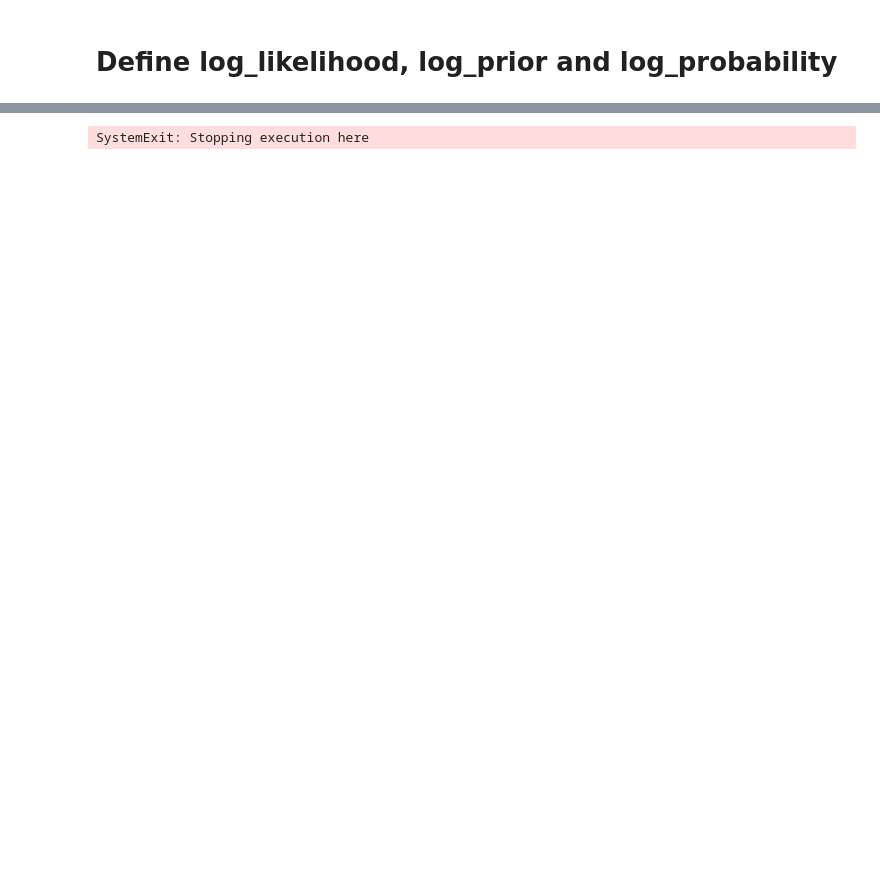
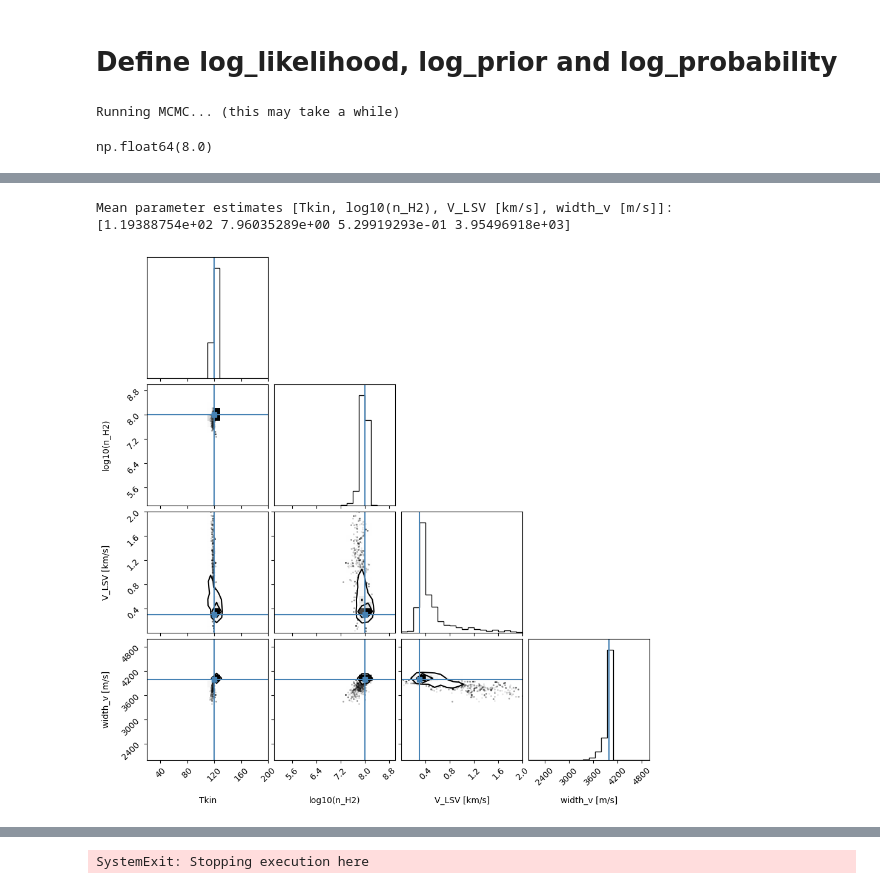
Before and after one commit to aleksej-rodano/phas0052_project, a Jupyter notebook: mcmc_and_radex.ipynb, the cells around one changed output, grey strips where cells are left out. Drawn from its saved outputs; the diff is of its cells as text; code cells hidden in the pictures; blank space fills up the shorter version.

```diff
--- a/mcmc_and_radex.ipynb
+++ b/mcmc_and_radex.ipynb
@@ -303,7 +303,7 @@ def log_prior(theta):
     Tkin_candidate, log_n_H2_candidate, vlsr_candidate, width_v_candidate = theta
     # print(f"Checking log_prior with Tkin_candidate={Tkin_candidate}, log_n_H2_candidate={log_n_H2_candidate}, vlsr_candidate={vlsr_candidate}")
 
-    if 20 < Tkin_candidate < 400 and 5 < log_n_H2_candidate < 9 and 0 < vlsr_candidate < 3 and 500 < width_v_candidate < 5000:
+    if 20 < Tkin_candidate < 300 and 5 < log_n_H2_candidate < 9 and 0 < vlsr_candidate < 3 and 500 < width_v_candidate < 5000:
         return 0.0
     return -np.inf
 
@@ -315,3 +315,65 @@ def log_probability(theta, x, y, yerr):
         return -np.inf
     # print(f"theta: {theta}")
     return lp + log_likelihood_radex(theta, x, y, yerr)
+# %%
+# reset sampler to zero
+samples = []
+pos = []
+
+# Initial guess for the parameters [Tkin, width_v, log10(n_H2)]
+initial_tkin = 150
+initial_log_n_H2 = 7
+initial_offset = 1
+initial_width_v = 3000
+
+initial = np.array([initial_tkin, initial_log_n_H2, initial_offset, initial_width_v])
+
+ndim = len(initial)
+nwalkers = 40
+# Define noise levels for each parameter
+noise_levels = np.array([5, 0.1, 0.1, 50])  # Adjust these values as needed
+
+# Initialize walkers in a small Gaussian ball around the initial guess
+pos = initial + noise_levels * np.random.randn(nwalkers, ndim)
+
+print("Running MCMC... (this may take a while)")
+nsteps = 200
+sampler = emcee.EnsembleSampler(nwalkers, ndim, log_probability, args=(x, observed_spectrum, noise_std_observed))
+with tqdm(total=nsteps, desc="MCMC Sampling", unit="step") as pbar:
+    for result in sampler.sample(pos, iterations=nsteps, progress=False):  # Disable emcee's built-in progress bar
+        pbar.update(1)  # Update tqdm progress bar
+# %% [output]
+Running MCMC... (this may take a while)
+# %%
+np.log10(observed_spectrum_n_collider)
+# %% [output]
+np.float64(8.0)
+# %%
+# Discard burn-in and flatten the chain
+burnin = int(0.3 * nsteps)
+samples = sampler.get_chain(discard=burnin, flat=True)
+print("Mean parameter estimates [Tkin, log10(n_H2), V_LSV [km/s], width_v [m/s]]:")
+print(np.mean(samples, axis=0))
+
+# Define the range for each parameter
+param_ranges = [
+    (20, 200),  # Tkin range
+    (5, 9),  # log10(n_H2) range
+    (0, 2),  # V_LSR range
+    (2000, 5000),  # width_v range
+]
+
+# Create a corner plot for the posterior samples
+fig_corner = corner.corner(
+    samples,
+    labels=["Tkin", "log10(n_H2)", "V_LSV [km/s]", "width_v [m/s]"],
+    truths=[Tkin, np.log10(observed_spectrum_n_collider), V_LSR, width_v],
+    range=param_ranges,
+)
+
+plt.show()
+
+# Plot the best-fit model vs the observed spectrum
+Tkin_best, log_n_H2_best, nu_offset_best, width_v_best = np.median(samples, axis=0)
+model_best = simulate_spectrum_from_params(Tkin_best, log_n_H2_best, nu_offset_best, width_v_best)
+# %% [output]
@@ -317,0 +386,3 @@ def log_probability(theta, x, y, yerr):
+Mean parameter estimates [Tkin, log10(n_H2), V_LSV [km/s], width_v [m/s]]:
+[1.19388754e+02 7.96035289e+00 5.29919293e-01 3.95496918e+03]
+[figure, added]
```
Also changed, not shown: parts of 9 cells of this notebook.
